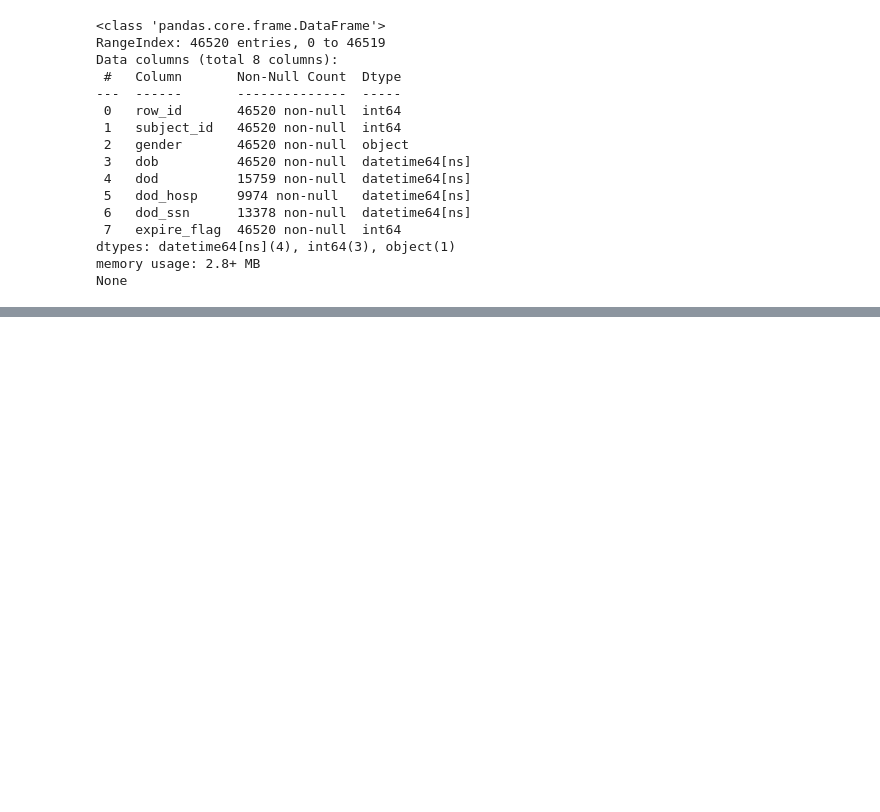
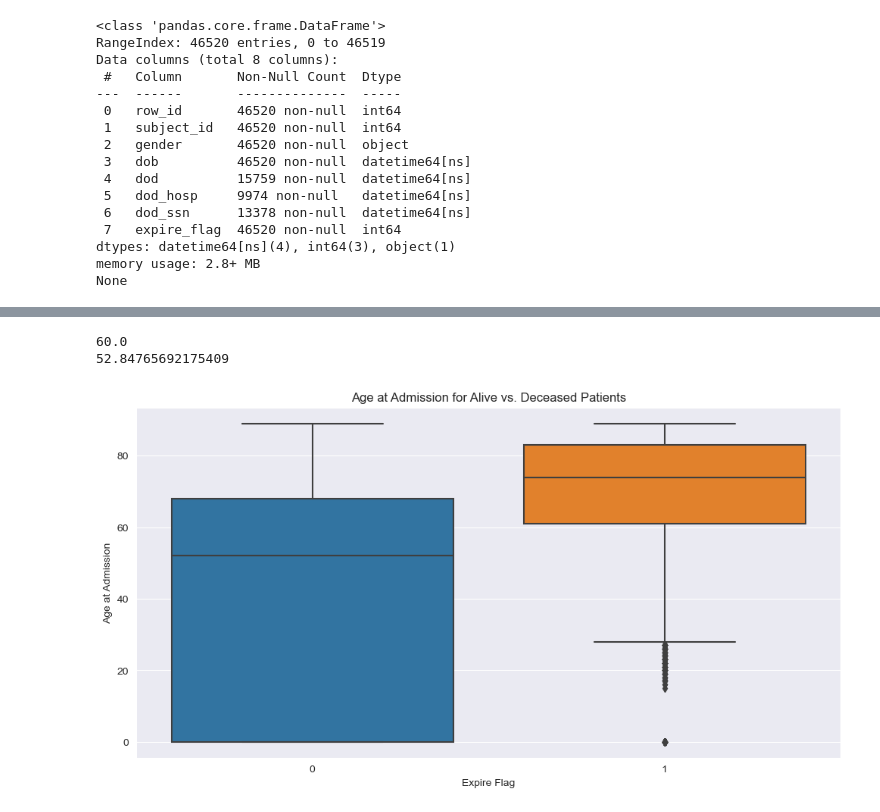
Before and after one commit to drama-404/FuzzyMedNet, a Jupyter notebook: data_viz/01_patient_stay_data.ipynb, the cells around one changed output, grey strips where cells are left out. Cells and saved outputs as stored; diff of their text form; code cells hidden in the pictures; blank space fills up the shorter version.

```diff
--- a/data_viz/01_patient_stay_data.ipynb
+++ b/data_viz/01_patient_stay_data.ipynb
@@ -258,0 +300,18 @@ plt.show()
+# %%
+print(patients.age_at_admission.median())
+print(patients.age_at_admission.mean())
+# %% [output]
+60.0
+52.84765692175409
+# %%
+import seaborn as sns
+
+# # boxplot
+plt.figure(figsize=(12, 6))
+sns.boxplot(x='expire_flag', y='age_at_admission', data=patients)
+plt.xlabel('Expire Flag')
+plt.ylabel('Age at Admission')
+plt.title('Age at Admission for Alive vs. Deceased Patients')
+plt.show()
+# %% [output]
+[figure, added]
```
Also changed, not shown: parts of 29 cells of this notebook, 8 other files.
